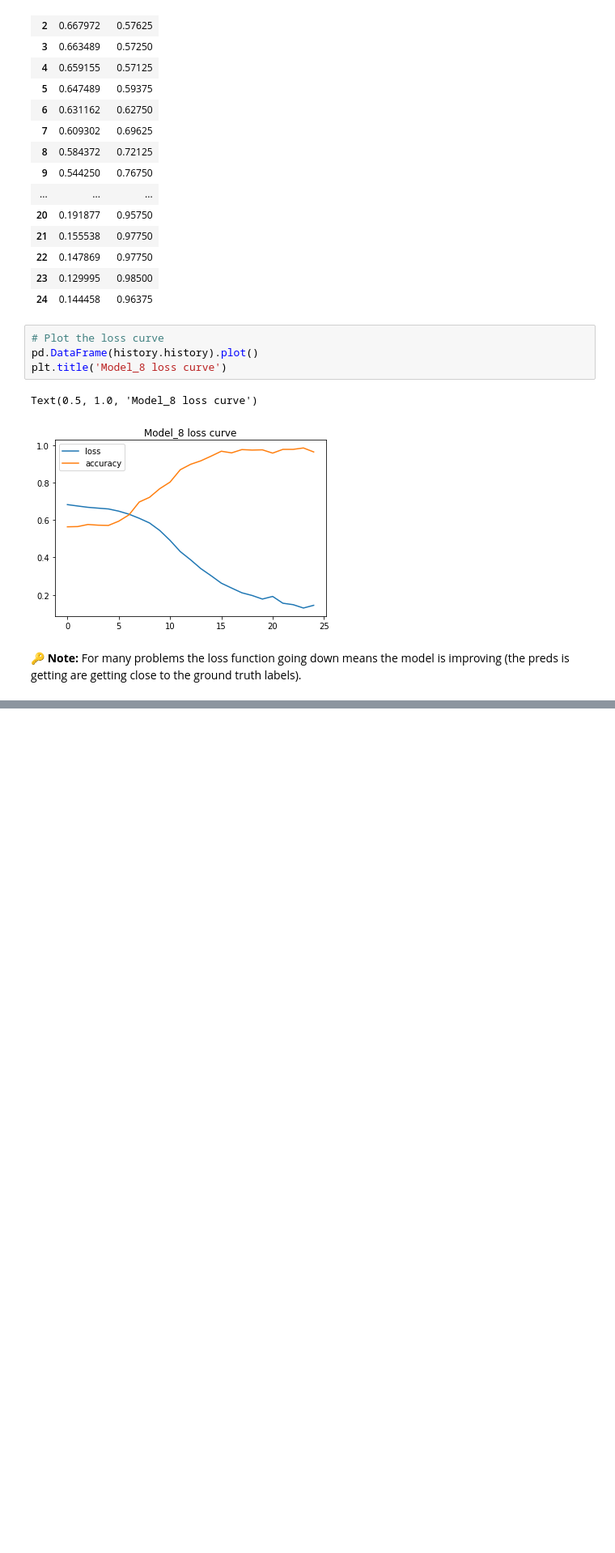
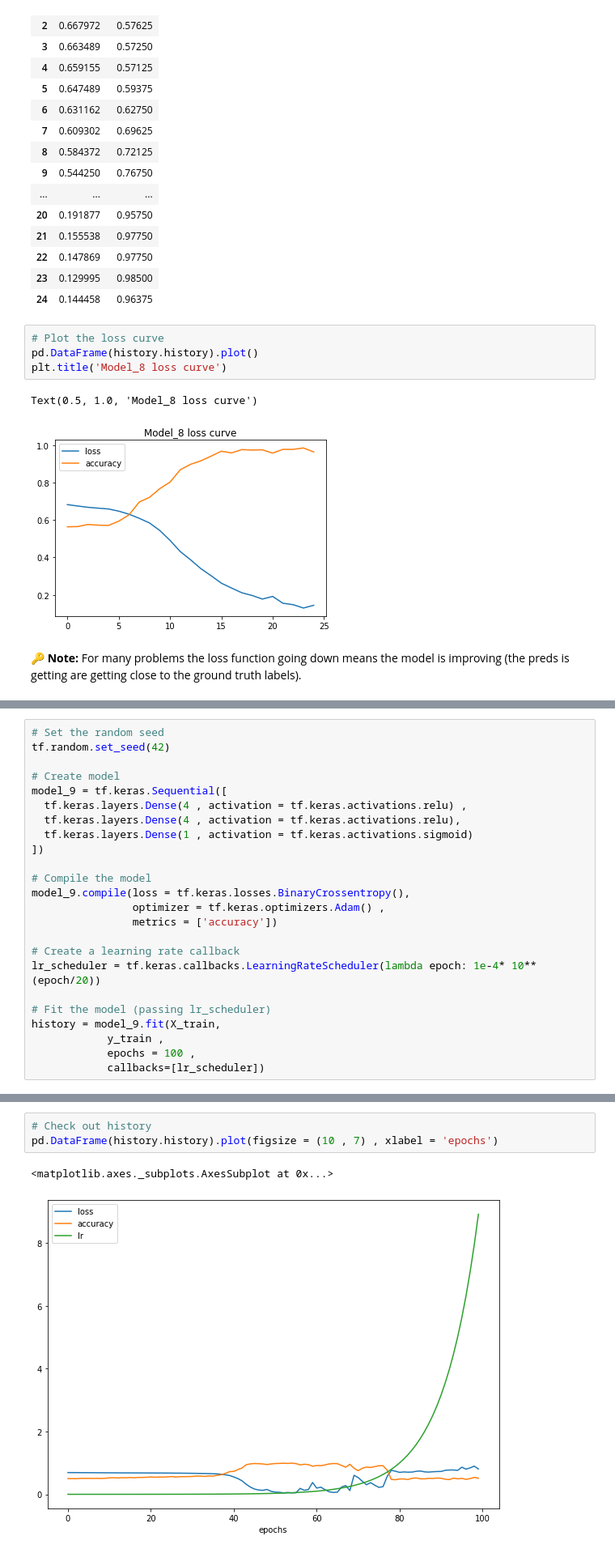
Before and after one commit to ashikshafi08/Learning_Tensorflow, a Jupyter notebook: Notebooks/02_Neural_Network_Classification_TensorFlow.ipynb, the cells around one changed output, grey strips where cells are left out. Shown at 81% size. Cells and saved outputs as stored; diff of their text form; blank space fills up the shorter version.

```diff
--- a/Notebooks/02_Neural_Network_Classification_TensorFlow.ipynb
+++ b/Notebooks/02_Neural_Network_Classification_TensorFlow.ipynb
@@ -753,0 +761,24 @@ Text(0.5, 1.0, 'Model_8 loss curve')
+# %%
+# Set the random seed
+tf.random.set_seed(42)
+
+# Create model
+model_9 = tf.keras.Sequential([
+  tf.keras.layers.Dense(4 , activation = tf.keras.activations.relu) ,
+  tf.keras.layers.Dense(4 , activation = tf.keras.activations.relu),
+  tf.keras.layers.Dense(1 , activation = tf.keras.activations.sigmoid)
+])
+
+# Compile the model
+model_9.compile(loss = tf.keras.losses.BinaryCrossentropy(),
+                optimizer = tf.keras.optimizers.Adam() ,
+                metrics = ['accuracy'])
+
+# Create a learning rate callback
+lr_scheduler = tf.keras.callbacks.LearningRateScheduler(lambda epoch: 1e-4* 10**(epoch/20))
+
+# Fit the model (passing lr_scheduler)
+history = model_9.fit(X_train,
+            y_train ,
+            epochs = 100 ,
+            callbacks=[lr_scheduler])
@@ -753,0 +803,6 @@ Text(0.5, 1.0, 'Model_8 loss curve')
+# %%
+# Check out history
+pd.DataFrame(history.history).plot(figsize = (10 , 7) , xlabel = 'epochs')
+# %% [output]
+<matplotlib.axes._subplots.AxesSubplot at 0x...>
+[figure, added]
```
Also changed, not shown: parts of 31 cells of this notebook.
